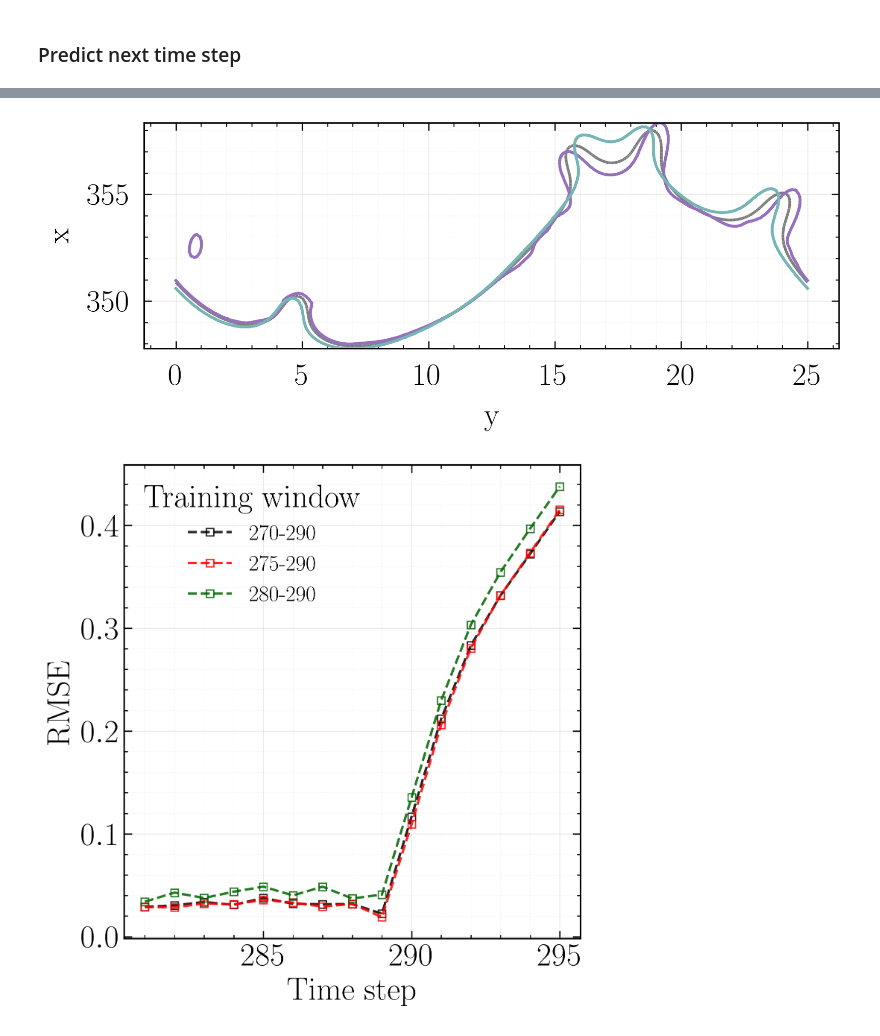
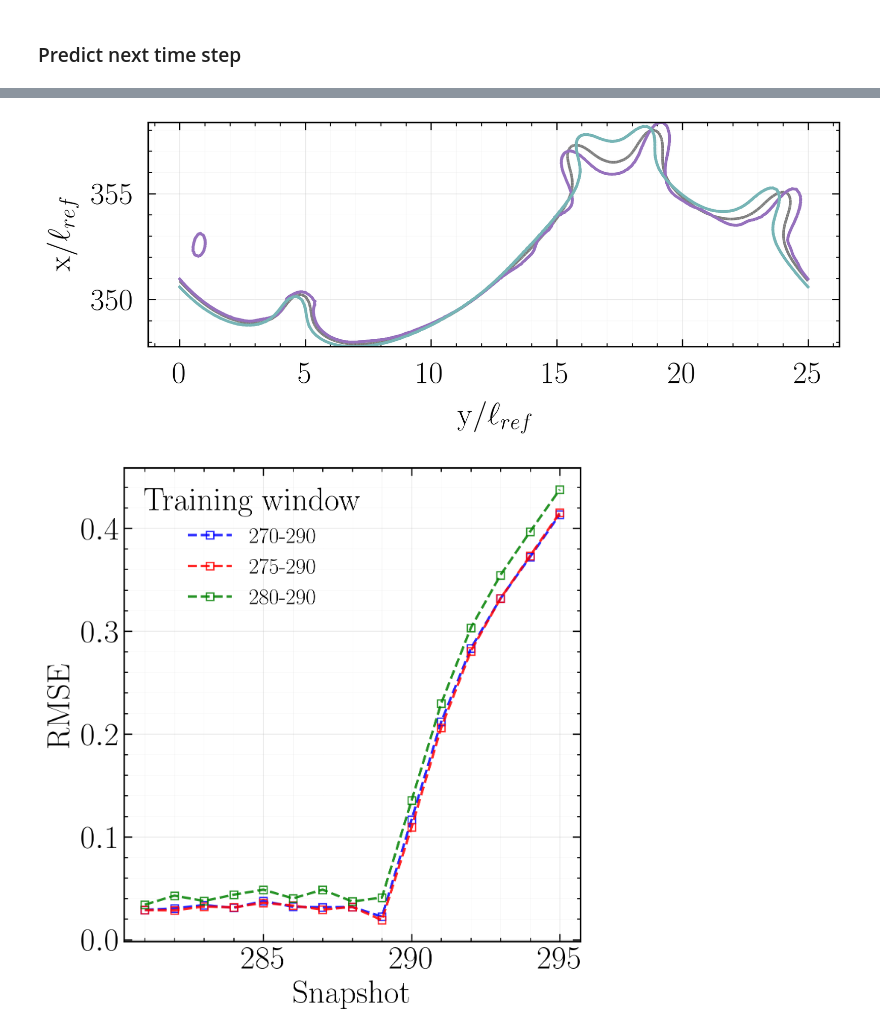
Before and after one commit to AlexandrosNtakoulas/FLAME-rf, a Jupyter notebook: notebooks/case_studies/DMD/DMD.ipynb, the cells around one changed output, grey strips where cells are left out. Cells and saved outputs as stored; diff of their text form; code cells hidden in the pictures.

```diff
--- a/notebooks/case_studies/DMD/DMD.ipynb
+++ b/notebooks/case_studies/DMD/DMD.ipynb
@@ -1162,36 +1222,36 @@ for case_key in CASE_ORDER:
     contour_pred = _extract_isoline(grid, x_next_pred, ISO_VALUE, f"{VAR_NAME}_pred")
     segments_pred = _contour_segments_xy(contour_pred)
 
     fig, ax = plt.subplots(figsize=ISO_FIG_SIZE, dpi=FIG_DPI, constrained_layout=False)
     fig.subplots_adjust(left=0.14, right=0.86, bottom=0.26, top=0.96)
 
     _plot_segments(ax, segments_prev, label="prev", color=COLOR_NEUTRAL, linestyle="--", linewidth=LINE_WIDTH)
     _plot_segments(ax, segments_pred, label="pred", color=COLOR_PRED, linestyle="-", linewidth=LINE_WIDTH)
     if segments_true:
         _plot_segments(ax, segments_true, label="true", color=COLOR_DATA, linestyle="-", linewidth=LINE_WIDTH)
 
     ax.tick_params(axis="both", which="both", pad=12)
-    ax.set_xlabel(COORD_Y, labelpad=10)
-    ax.set_ylabel(COORD_X, labelpad=10)
+    ax.set_xlabel(r'$\mathrm{y} / \ell_{ref}$', labelpad=10)
+    ax.set_ylabel(r'$\mathrm{x} / \ell_{ref}$', labelpad=10)
     # no equal aspect for consistency with field plots
     style_axes(ax)
     plot_y_segments = segments_prev + segments_pred + segments_true
     if plot_y_segments:
         plotted_y = np.concatenate([seg[:, 0] for seg in plot_y_segments])
         finite_y = plotted_y[np.isfinite(plotted_y)]
         if finite_y.size > 0:
             y_min = float(np.min(finite_y))
             y_max = float(np.max(finite_y))
             if y_max > y_min:
                 ax.set_ylim(y_min, y_max)
                 ax.margins(y=0.0)
             else:
                 ax.set_ylim(y_min - 1.0, y_max + 1.0)
 
     _save_plot(fig, f"dmd_isocontour_{VAR_NAME}_{ISO_VALUE:g}_xgt{int(X_THESHOLD)}", plot_dir)
     plt.show()
 # %% [output]
-[figure, old version]
+[figure, new version]
 # %%
 # ------------------------------------------------------------
 # Training-window sweep: DMD prediction loss vs time step
@@ -1369,7 +1429,7 @@ if results:
     ax = fig.add_subplot(111)
 
     n_curves = len(results)
-    window_colors = ["black", "red", "darkgreen"]
+    window_colors = ["blue", "red", "green"]
     for i, res in enumerate(results):
         color = window_colors[i % len(window_colors)]
         base_label = f"{res['window'][0]}-{res['window'][1]}"
@@ -1404,7 +1464,7 @@ if results:
                 label=label,
             )
 
-    ax.set_xlabel("Time step")
+    ax.set_xlabel("Snapshot")
     ax.set_ylabel("RMSE" if LOSS_METRIC == "rmse" else "Relative L2 error")
     style_axes(ax)
 
@@ -1422,4 +1482,4 @@ else:
     if _rank == 0:
         print("No valid windows produced predictions. Check TRAIN_WINDOWS and available data.")
 # %% [output]
-[figure, old version]
+[figure, new version]
```
Also changed, not shown: parts of 3 cells of this notebook, 17 other files.
